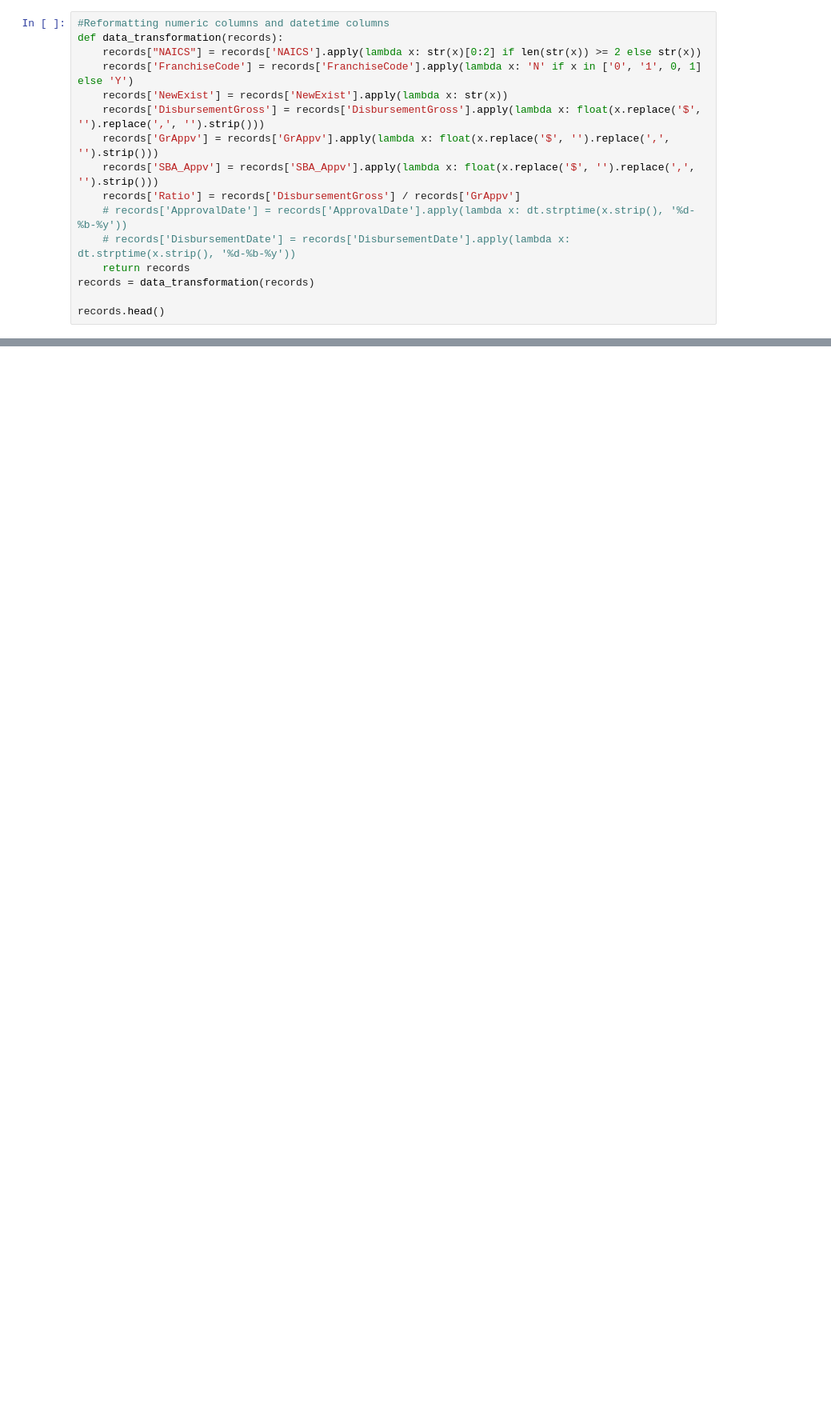
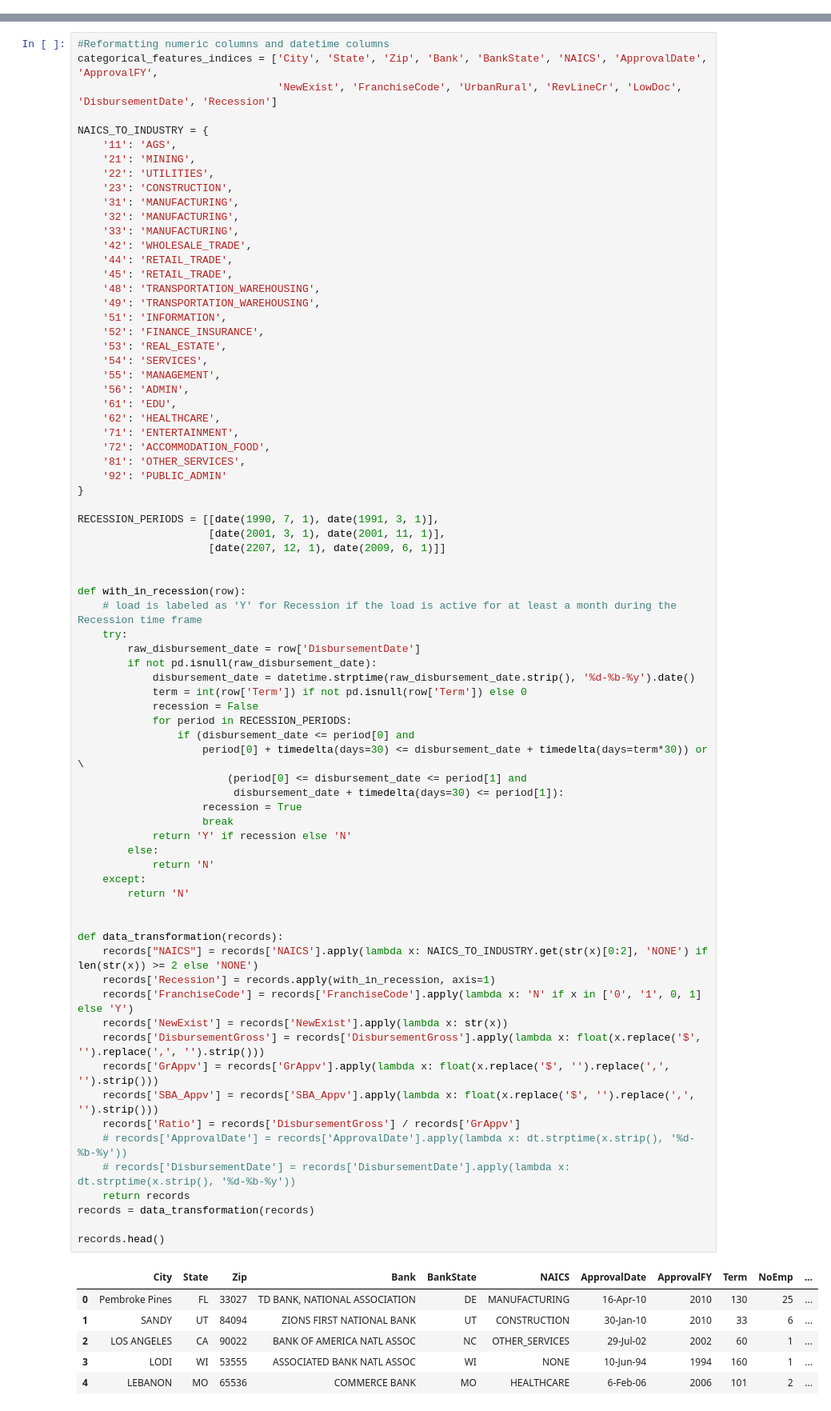
Before and after one commit to hulkfolk/cs5228-project, a Jupyter notebook: shiyu_catboost.ipynb, the cells around one changed output, grey strips where cells are left out. Shown at 80% size. Saved outputs shown, nothing was run; the diff lists cells and outputs as text; blank space fills up the shorter version.

```diff
--- a/shiyu_catboost.ipynb
+++ b/shiyu_catboost.ipynb
@@ -88,19 +89,3 @@ print(records.head())
 [5 rows x 22 columns]
 # %% [markdown]
 ### Data Transformation
-# %%
-#Reformatting numeric columns and datetime columns
-def data_transformation(records):
-    records["NAICS"] = records['NAICS'].apply(lambda x: str(x)[0:2] if len(str(x)) >= 2 else str(x))
-    records['FranchiseCode'] = records['FranchiseCode'].apply(lambda x: 'N' if x in ['0', '1', 0, 1] else 'Y')
-    records['NewExist'] = records['NewExist'].apply(lambda x: str(x))
-    records['DisbursementGross'] = records['DisbursementGross'].apply(lambda x: float(x.replace('$', '').replace(',', '').strip()))
-    records['GrAppv'] = records['GrAppv'].apply(lambda x: float(x.replace('$', '').replace(',', '').strip()))
-    records['SBA_Appv'] = records['SBA_Appv'].apply(lambda x: float(x.replace('$', '').replace(',', '').strip()))
-    records['Ratio'] = records['DisbursementGross'] / records['GrAppv']
-    # records['ApprovalDate'] = records['ApprovalDate'].apply(lambda x: dt.strptime(x.strip(), '%d-%b-%y'))
-    # records['DisbursementDate'] = records['DisbursementDate'].apply(lambda x: dt.strptime(x.strip(), '%d-%b-%y'))
-    return records
-records = data_transformation(records)
-
-records.head()
@@ -114,0 +92,81 @@ records.head()
+# %%
+#Reformatting numeric columns and datetime columns
+categorical_features_indices = ['City', 'State', 'Zip', 'Bank', 'BankState', 'NAICS', 'ApprovalDate', 'ApprovalFY',
+                                'NewExist', 'FranchiseCode', 'UrbanRural', 'RevLineCr', 'LowDoc', 'DisbursementDate', 'Recession']
+
+NAICS_TO_INDUSTRY = {
+    '11': 'AGS',
+    '21': 'MINING',
+    '22': 'UTILITIES',
+    '23': 'CONSTRUCTION',
+    '31': 'MANUFACTURING',
+    '32': 'MANUFACTURING',
+    '33': 'MANUFACTURING',
+    '42': 'WHOLESALE_TRADE',
+    '44': 'RETAIL_TRADE',
+    '45': 'RETAIL_TRADE',
+    '48': 'TRANSPORTATION_WAREHOUSING',
+    '49': 'TRANSPORTATION_WAREHOUSING',
+    '51': 'INFORMATION',
+    '52': 'FINANCE_INSURANCE',
+    '53': 'REAL_ESTATE',
+    '54': 'SERVICES',
+    '55': 'MANAGEMENT',
+    '56': 'ADMIN',
+    '61': 'EDU',
+    '62': 'HEALTHCARE',
+    '71': 'ENTERTAINMENT',
+    '72': 'ACCOMMODATION_FOOD',
+    '81': 'OTHER_SERVICES',
+    '92': 'PUBLIC_ADMIN'
+}
+
+RECESSION_PERIODS = [[date(1990, 7, 1), date(1991, 3, 1)],
+                     [date(2001, 3, 1), date(2001, 11, 1)],
+                     [date(2207, 12, 1), date(2009, 6, 1)]]
+
+
+def with_in_recession(row):
+    # load is labeled as 'Y' for Recession if the load is active for at least a month during the Recession time frame
+    try:
+        raw_disbursement_date = row['DisbursementDate']
+        if not pd.isnull(raw_disbursement_date):
+            disbursement_date = datetime.strptime(raw_disbursement_date.strip(), '%d-%b-%y').date()
+            term = int(row['Term']) if not pd.isnull(row['Term']) else 0
+            recession = False
+            for period in RECESSION_PERIODS:
+                if (disbursement_date <= period[0] and
+                    period[0] + timedelta(days=30) <= disbursement_date + timedelta(days=term*30)) or \
+                        (period[0] <= disbursement_date <= period[1] and
+                         disbursement_date + timedelta(days=30) <= period[1]):
+                    recession = True
+                    break
+            return 'Y' if recession else 'N'
+        else:
+            return 'N'
+    except:
+        return 'N'
+
+
+def data_transformation(records):
+    records["NAICS"] = records['NAICS'].apply(lambda x: NAICS_TO_INDUSTRY.get(str(x)[0:2], 'NONE') if len(str(x)) >= 2 else 'NONE')
+    records['Recession'] = records.apply(with_in_recession, axis=1)
+    records['FranchiseCode'] = records['FranchiseCode'].apply(lambda x: 'N' if x in ['0', '1', 0, 1] else 'Y')
+    records['NewExist'] = records['NewExist'].apply(lambda x: str(x))
+    records['DisbursementGross'] = records['DisbursementGross'].apply(lambda x: float(x.replace('$', '').replace(',', '').strip()))
+    records['GrAppv'] = records['GrAppv'].apply(lambda x: float(x.replace('$', '').replace(',', '').strip()))
+    records['SBA_Appv'] = records['SBA_Appv'].apply(lambda x: float(x.replace('$', '').replace(',', '').strip()))
+    records['Ratio'] = records['DisbursementGross'] / records['GrAppv']
+    # records['ApprovalDate'] = records['ApprovalDate'].apply(lambda x: dt.strptime(x.strip(), '%d-%b-%y'))
+    # records['DisbursementDate'] = records['DisbursementDate'].apply(lambda x: dt.strptime(x.strip(), '%d-%b-%y'))
+    return records
+records = data_transformation(records)
+
+records.head()
+# %% [output]
+|  | City | State | Zip | Bank | BankState | NAICS | ApprovalDate | ApprovalFY | Term | NoEmp | ... |
+| 0 | Pembroke Pines | FL | 33027 | TD BANK, NATIONAL ASSOCIATION | DE | MANUFACTURING | 16-Apr-10 | 2010 | 130 | 25 | ... |
+| 1 | SANDY | UT | 84094 | ZIONS FIRST NATIONAL BANK | UT | CONSTRUCTION | 30-Jan-10 | 2010 | 33 | 6 | ... |
+| 2 | LOS ANGELES | CA | 90022 | BANK OF AMERICA NATL ASSOC | NC | OTHER_SERVICES | 29-Jul-02 | 2002 | 60 | 1 | ... |
+| 3 | LODI | WI | 53555 | ASSOCIATED BANK NATL ASSOC | WI | NONE | 10-Jun-94 | 1994 | 160 | 1 | ... |
+| 4 | LEBANON | MO | 65536 | COMMERCE BANK | MO | HEALTHCARE | 6-Feb-06 | 2006 | 101 | 2 | ... |
```
Also changed, not shown: parts of 10 cells of this notebook.
